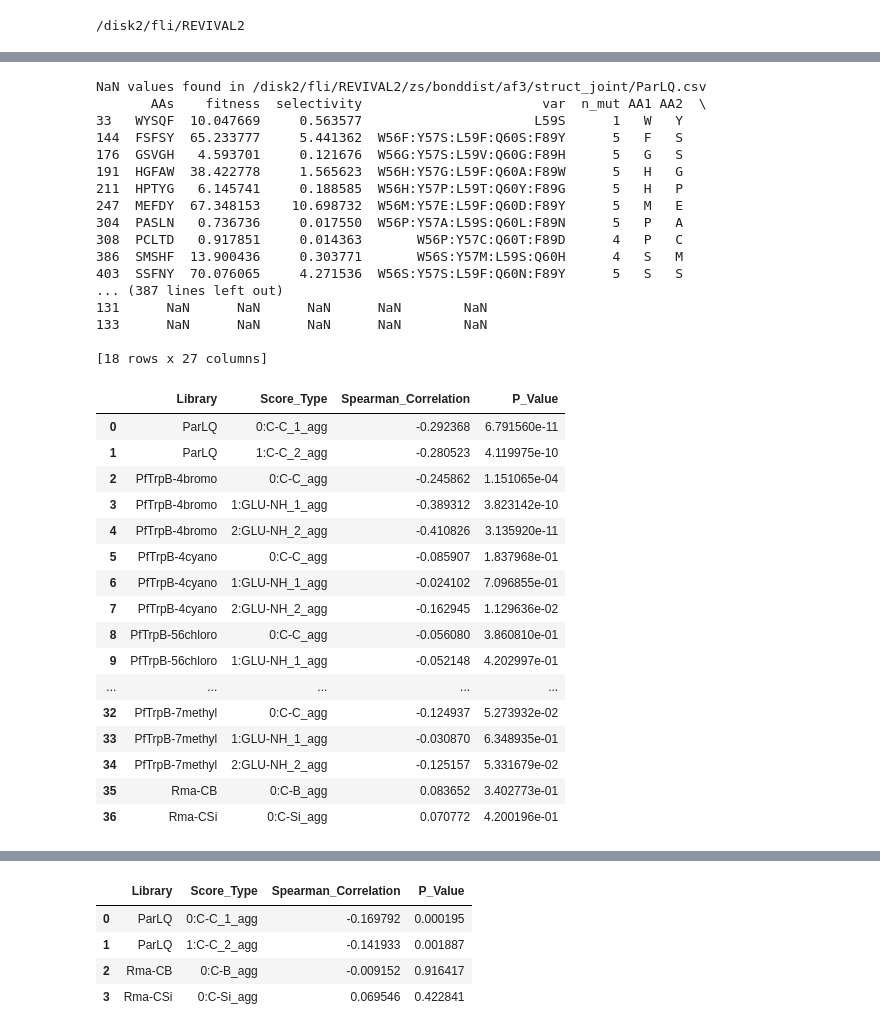
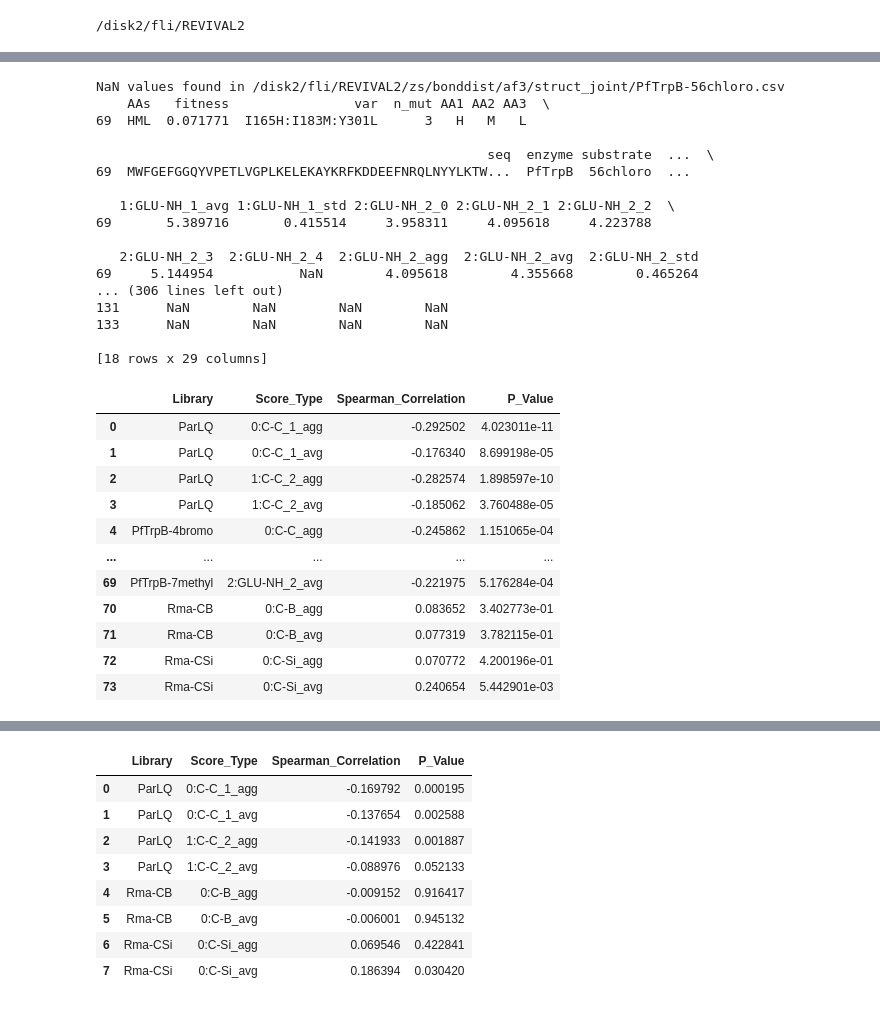
Before and after one commit to fhalab/substrate_aware_zs, a Jupyter notebook: sandbox/test_bond_dist.ipynb, the cells around one changed output, grey strips where cells are left out. Saved outputs shown, nothing was run; the diff lists cells and outputs as text; code cells hidden in the pictures.

```diff
--- a/sandbox/test_bond_dist.ipynb
+++ b/sandbox/test_bond_dist.ipynb
@@ -22,4 +22,4 @@ af3_joint.head()
 # %%
-af3_agg_columns = [c for c in af3_joint.columns if "agg" in c]
+af3_agg_columns = [c for c in af3_joint.columns if "agg" in c or "avg" in c]
 af3_agg_columns
 # %% [output]
@@ -45,4 +53,4 @@ chai_joint.head()
 # %%
-chai_agg_columns = [c for c in chai_joint.columns if "agg" in c]
+chai_agg_columns = [c for c in chai_joint.columns if "agg" in c or "avg" in c]
 chai_agg_columns
 # %% [output]
@@ -75,7 +83,7 @@ for dock_type in ["joint", "seperate"]:
         if len(df_nan) > 0:
             print(f"NaN values found in {lib_name}")
             print(df_nan)
-        avg_c = [c for c in lib_df.columns if "agg" in c]
+        avg_c = [c for c in lib_df.columns if "agg" in c or "avg" in c]
         # std_c = [c for c in chai_df.columns if "std" in c]
 
         # Calculate Spearman correlation for each column in avg_c
@@ -133,63 +141,58 @@ for dock_type in ["joint", "seperate"]:
         lib_name = get_file_name(lib)
         lib_df = pd.read_csv(lib)
 
         df_nan = lib_df[lib_df.isna().any(axis=1)]
         if len(df_nan) > 0:
             print(f"NaN values found in {lib}")
             print(df_nan)
-        avg_c = [c for c in lib_df.columns if "agg" in c]
+        avg_c = [c for c in lib_df.columns if "agg" in c or "avg" in c]
         # std_c = [c for c in chai_df.columns if "std" in c]
 
         # Calculate Spearman correlation for each column in avg_c
         for c in avg_c:
             lib_df_valid = lib_df.copy()
             valid_rows = lib_df_valid[["fitness", c]].dropna()
             correlation, p_value = spearmanr(valid_rows["fitness"].values, valid_rows[c].values)
             # correlation, p_value = spearmanr(lib_df["fitness"].values, lib_df[c].values)
             # std_col = merged_df[c.replace("avg", "std")].values
             results.append({
                 "Library": lib_name,
                 "Score_Type": c,
                 # "variability": std_col.mean(),
                 "Spearman_Correlation": correlation,
                 "P_Value": p_value
             })
 
     # Convert results into a DataFrame and display it as a table
     results_df = pd.DataFrame(results)
     display(results_df)
 # %% [output]
-NaN values found in /disk2/fli/REVIVAL2/zs/bonddist/af3/struct_joint/ParLQ.csv
-       AAs    fitness  selectivity                       var  n_mut AA1 AA2  \
-33   WYSQF  10.047669     0.563577                      L59S      1   W   Y
-144  FSFSY  65.233777     5.441362  W56F:Y57S:L59F:Q60S:F89Y      5   F   S
-176  GSVGH   4.593701     0.121676  W56G:Y57S:L59V:Q60G:F89H      5   G   S
-191  HGFAW  38.422778     1.565623  W56H:Y57G:L59F:Q60A:F89W      5   H   G
-211  HPTYG   6.145741     0.188585  W56H:Y57P:L59T:Q60Y:F89G      5   H   P
-247  MEFDY  67.348153    10.698732  W56M:Y57E:L59F:Q60D:F89Y      5   M   E
-304  PASLN   0.736736     0.017550  W56P:Y57A:L59S:Q60L:F89N      5   P   A
-308  PCLTD   0.917851     0.014363       W56P:Y57C:Q60T:F89D      4   P   C
-386  SMSHF  13.900436     0.303771       W56S:Y57M:L59S:Q60H      4   S   M
-403  SSFNY  70.076065     4.271536  W56S:Y57S:L59F:Q60N:F89Y      5   S   S
-... (387 lines left out)
-131      NaN      NaN      NaN      NaN        NaN
-133      NaN      NaN      NaN      NaN        NaN
+NaN values found in /disk2/fli/REVIVAL2/zs/bonddist/af3/struct_joint/PfTrpB-56chloro.csv
+    AAs   fitness                var  n_mut AA1 AA2 AA3  \
+69  HML  0.071771  I165H:I183M:Y301L      3   H   M   L
 
-[18 rows x 27 columns]
+                                                  seq  enzyme substrate  ...  \
+69  MWFGEFGGQYVPETLVGPLKELEKAYKRFKDDEEFNRQLNYYLKTW...  PfTrpB  56chloro  ...
+
+   1:GLU-NH_1_avg 1:GLU-NH_1_std 2:GLU-NH_2_0 2:GLU-NH_2_1 2:GLU-NH_2_2  \
+69       5.389716       0.415514     3.958311     4.095618     4.223788
+
+   2:GLU-NH_2_3  2:GLU-NH_2_4  2:GLU-NH_2_agg  2:GLU-NH_2_avg  2:GLU-NH_2_std
+69     5.144954           NaN        4.095618        4.355668        0.465264
+... (306 lines left out)
+131      NaN        NaN        NaN        NaN
+133      NaN        NaN        NaN        NaN
+
+[18 rows x 29 columns]
 |  | Library | Score_Type | Spearman_Correlation | P_Value |
-| 0 | ParLQ | 0:C-C_1_agg | -0.292368 | 6.791560e-11 |
-| 1 | ParLQ | 1:C-C_2_agg | -0.280523 | 4.119975e-10 |
-| 2 | PfTrpB-4bromo | 0:C-C_agg | -0.245862 | 1.151065e-04 |
-| 3 | PfTrpB-4bromo | 1:GLU-NH_1_agg | -0.389312 | 3.823142e-10 |
-| 4 | PfTrpB-4bromo | 2:GLU-NH_2_agg | -0.410826 | 3.135920e-11 |
-| 5 | PfTrpB-4cyano | 0:C-C_agg | -0.085907 | 1.837968e-01 |
-| 6 | PfTrpB-4cyano | 1:GLU-NH_1_agg | -0.024102 | 7.096855e-01 |
-| 7 | PfTrpB-4cyano | 2:GLU-NH_2_agg | -0.162945 | 1.129636e-02 |
-| 8 | PfTrpB-56chloro | 0:C-C_agg | -0.056080 | 3.860810e-01 |
-| 9 | PfTrpB-56chloro | 1:GLU-NH_1_agg | -0.052148 | 4.202997e-01 |
+| 0 | ParLQ | 0:C-C_1_agg | -0.292502 | 4.023011e-11 |
+| 1 | ParLQ | 0:C-C_1_avg | -0.176340 | 8.699198e-05 |
+| 2 | ParLQ | 1:C-C_2_agg | -0.282574 | 1.898597e-10 |
+| 3 | ParLQ | 1:C-C_2_avg | -0.185062 | 3.760488e-05 |
+| 4 | PfTrpB-4bromo | 0:C-C_agg | -0.245862 | 1.151065e-04 |
 | ... | ... | ... | ... | ... |
-| 32 | PfTrpB-7methyl | 0:C-C_agg | -0.124937 | 5.273932e-02 |
-| 33 | PfTrpB-7methyl | 1:GLU-NH_1_agg | -0.030870 | 6.348935e-01 |
-| 34 | PfTrpB-7methyl | 2:GLU-NH_2_agg | -0.125157 | 5.331679e-02 |
-| 35 | Rma-CB | 0:C-B_agg | 0.083652 | 3.402773e-01 |
-| 36 | Rma-CSi | 0:C-Si_agg | 0.070772 | 4.200196e-01 |
+| 69 | PfTrpB-7methyl | 2:GLU-NH_2_avg | -0.221975 | 5.176284e-04 |
+| 70 | Rma-CB | 0:C-B_agg | 0.083652 | 3.402773e-01 |
+| 71 | Rma-CB | 0:C-B_avg | 0.077319 | 3.782115e-01 |
+| 72 | Rma-CSi | 0:C-Si_agg | 0.070772 | 4.200196e-01 |
+| 73 | Rma-CSi | 0:C-Si_avg | 0.240654 | 5.442901e-03 |
@@ -213,5 +217,9 @@ NaN values found in /disk2/fli/REVIVAL2/zs/bonddist/af3/struct_seperate/ParLQ.cs
 |  | Library | Score_Type | Spearman_Correlation | P_Value |
 | 0 | ParLQ | 0:C-C_1_agg | -0.169792 | 0.000195 |
-| 1 | ParLQ | 1:C-C_2_agg | -0.141933 | 0.001887 |
-| 2 | Rma-CB | 0:C-B_agg | -0.009152 | 0.916417 |
-| 3 | Rma-CSi | 0:C-Si_agg | 0.069546 | 0.422841 |
+| 1 | ParLQ | 0:C-C_1_avg | -0.137654 | 0.002588 |
+| 2 | ParLQ | 1:C-C_2_agg | -0.141933 | 0.001887 |
+| 3 | ParLQ | 1:C-C_2_avg | -0.088976 | 0.052133 |
+| 4 | Rma-CB | 0:C-B_agg | -0.009152 | 0.916417 |
+| 5 | Rma-CB | 0:C-B_avg | -0.006001 | 0.945132 |
+| 6 | Rma-CSi | 0:C-Si_agg | 0.069546 | 0.422841 |
+| 7 | Rma-CSi | 0:C-Si_avg | 0.186394 | 0.030420 |
```
Also changed, not shown: parts of 8 cells of this notebook, 7 other files.
